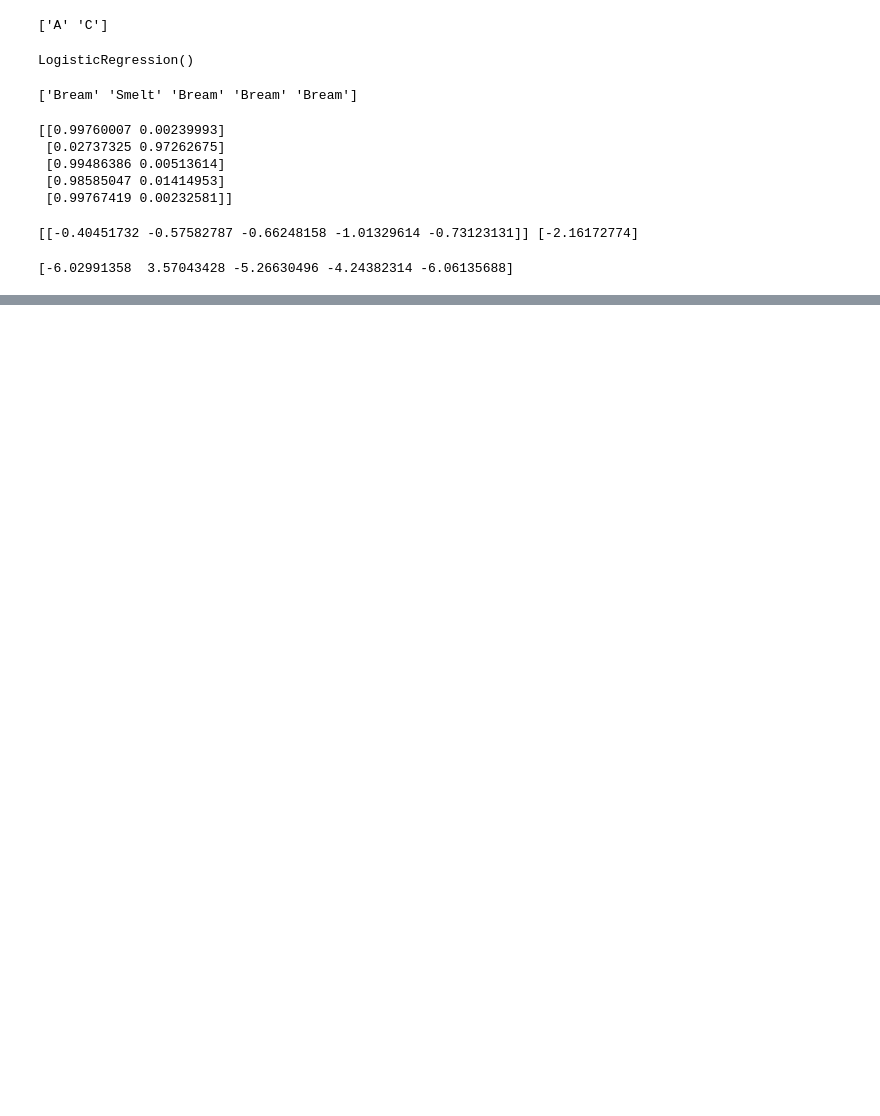
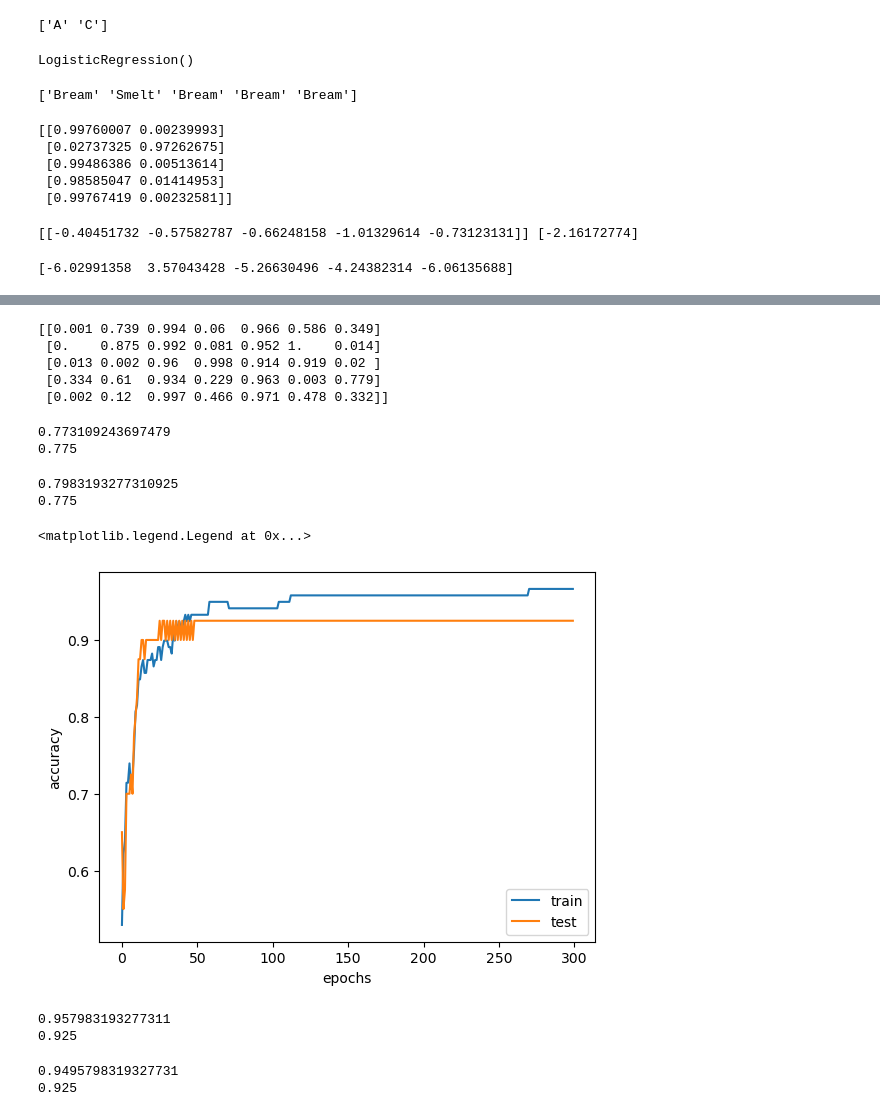
Before and after one commit to oracleaistudy/sungmin-hwang, a Jupyter notebook: HSM_Ch4.ipynb, the cells around one changed output, grey strips where cells are left out. Saved outputs shown, nothing was run; the diff lists cells and outputs as text; code cells hidden in the pictures; blank space fills up the shorter version.

```diff
--- a/HSM_Ch4.ipynb
+++ b/HSM_Ch4.ipynb
@@ -133,0 +174,63 @@ print(decisions)
+# %%
+from scipy.special import expit
+proba = expit(decisions)
+print(np.round(proba, decimals=3))
+# %% [output]
+[[0.001 0.739 0.994 0.06  0.966 0.586 0.349]
+ [0.    0.875 0.992 0.081 0.952 1.    0.014]
+ [0.013 0.002 0.96  0.998 0.914 0.919 0.02 ]
+ [0.334 0.61  0.934 0.229 0.963 0.003 0.779]
+ [0.002 0.12  0.997 0.466 0.971 0.478 0.332]]
+# %%
+from sklearn.linear_model import SGDClassifier
+sc = SGDClassifier(loss='log_loss', max_iter=10, random_state=42)
+sc.fit(train_scaled, train_target)
+print(sc.score(train_scaled, train_target))
+print(sc.score(test_scaled, test_target))
+# %% [output]
+0.773109243697479
+0.775
+# %%
+sc.partial_fit(train_scaled, train_target)
+print(sc.score(train_scaled, train_target))
+print(sc.score(test_scaled, test_target))
+# %% [output]
+0.7983193277310925
+0.775
+# %%
+import numpy as np
+sc = SGDClassifier(loss='log_loss', random_state=42)
+train_score = []
+test_score = []
+
+classes = np.unique(train_target)
+# %%
+for i in range(0, 300):
+    sc.partial_fit(train_scaled, train_target, classes=classes)
+    train_score.append(sc.score(train_scaled, train_target))
+    test_score.append(sc.score(test_scaled, test_target))
+# %%
+plt.plot(train_score)
+plt.plot(test_score)
+plt.xlabel('epochs')
+plt.ylabel('accuracy')
+plt.legend(['train', 'test'])
+# %% [output]
+<matplotlib.legend.Legend at 0x...>
+[figure, added]
+# %%
+sc = SGDClassifier(loss='log_loss', max_iter=100, tol=None, random_state=42)
+sc.fit(train_scaled, train_target)
+print(sc.score(train_scaled, train_target))
+print(sc.score(test_scaled, test_target))
+# %% [output]
+0.957983193277311
+0.925
+# %%
+sc = SGDClassifier(loss='hinge', max_iter=100, tol=None, random_state=42)
+sc.fit(train_scaled, train_target)
+print(sc.score(train_scaled, train_target))
+print(sc.score(test_scaled, test_target))
+# %% [output]
+0.9495798319327731
+0.925
```
Also changed, not shown: parts of 6 cells of this notebook.
